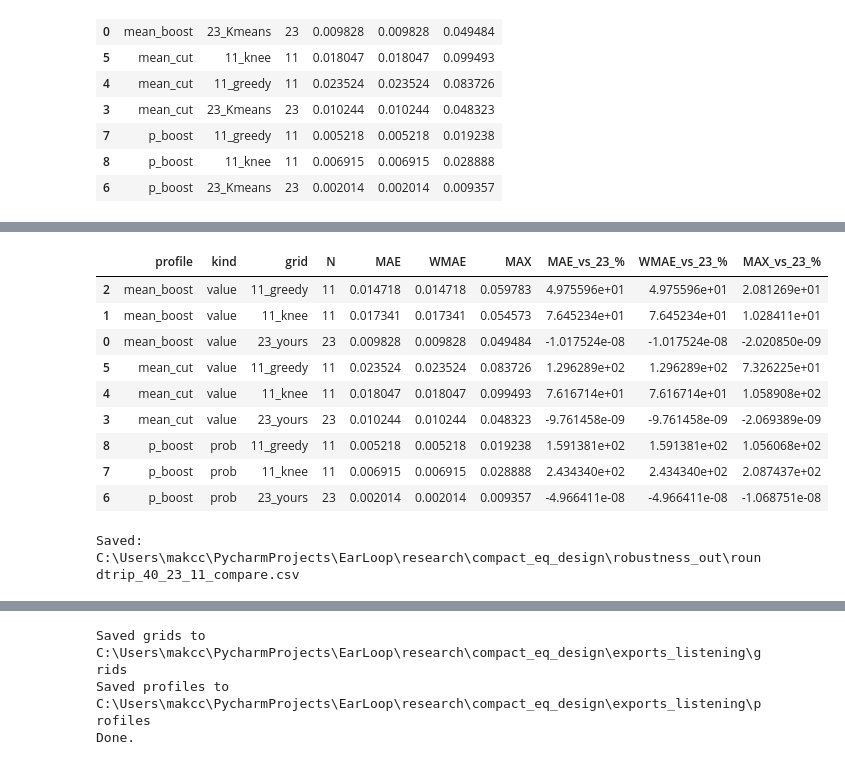
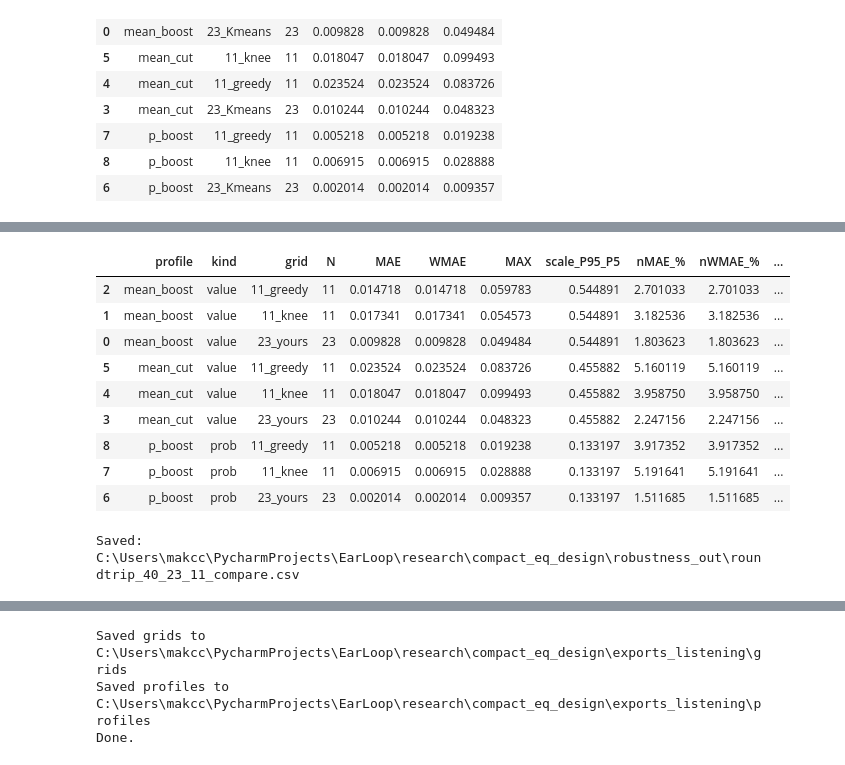
Before and after one commit to Parcart/EarLoop, a Jupyter notebook: research/compact_eq_design/compact_eq_design.ipynb, the cells around one changed output, grey strips where cells are left out. Saved outputs shown, nothing was run; the diff lists cells and outputs as text; code cells hidden in the pictures.

```diff
--- a/research/compact_eq_design/compact_eq_design.ipynb
+++ b/research/compact_eq_design/compact_eq_design.ipynb
@@ -1429,6 +1468,12 @@ rows = []
 for prof, kind in profiles:
     y40 = social_stats[prof].to_numpy(float)
 
+    # --- масштаб профиля для нормировки (робастный) ---
+    p5, p95 = np.percentile(y40, [5, 95])
+    scale = float(p95 - p5)
+    if scale < 1e-9:
+        scale = float(np.max(y40) - np.min(y40) + 1e-12)
+
     # baseline 23
     yhat23 = roundtrip_40_K_40(y40, f23, kind=kind)
     mae23 = MAE(y40, yhat23)
@@ -1450,6 +1495,13 @@ for prof, kind in profiles:
             "MAE": mae,
             "WMAE": wmae,
             "MAX": mx,
+
+            # нормированные (в % от робастного размаха профиля)
+            "scale_P95_P5": scale,
+            "nMAE_%": 100.0 * mae / scale,
+            "nWMAE_%": 100.0 * wmae / scale,
+            "nMAX_%": 100.0 * mx / scale,
+
             # потери относительно 23 (в процентах)
             "MAE_vs_23_%": 100.0 * (mae / (mae23 + 1e-12) - 1.0),
             "WMAE_vs_23_%": 100.0 * (wmae / (wmae23 + 1e-12) - 1.0),
@@ -1461,41 +1513,48 @@ for prof, kind in profiles:
         delta_C = np.asarray(delta_C_transfer, float).ravel()
         assert len(delta_C) == 23, f"delta_C_transfer must be len 23, got {len(delta_C)}"
         yhat_cal = apply_delta_C_on_23(y40, delta_C, kind=kind)
         mae = MAE(y40, yhat_cal)
         wmae = WMAE(y40, yhat_cal, w40)
         mx = float(np.max(np.abs(y40 - yhat_cal)))
+
         rows.append({
             "profile": prof,
             "kind": kind,
             "grid": "23_yours+delta_transfer",
             "N": 23,
             "MAE": mae,
             "WMAE": wmae,
             "MAX": mx,
+
+            "scale_P95_P5": scale,
+            "nMAE_%": 100.0 * mae / scale,
+            "nWMAE_%": 100.0 * wmae / scale,
+            "nMAX_%": 100.0 * mx / scale,
+
             "MAE_vs_23_%": 100.0 * (mae / (mae23 + 1e-12) - 1.0),
             "WMAE_vs_23_%": 100.0 * (wmae / (wmae23 + 1e-12) - 1.0),
             "MAX_vs_23_%": 100.0 * (mx / (max23 + 1e-12) - 1.0),
         })
 
 df = pd.DataFrame(rows).sort_values(["profile", "N", "grid"])
 display(df)
 
 # -----------------------------
 # 5) Сохраняем
 # -----------------------------
 OUT = Path("robustness_out")
 OUT.mkdir(exist_ok=True)
 df.to_csv(OUT / "roundtrip_40_23_11_compare.csv", index=False)
 print("Saved:", (OUT / "roundtrip_40_23_11_compare.csv").resolve())
 # %% [output]
-|  | profile | kind | grid | N | MAE | WMAE | MAX | MAE_vs_23_% | WMAE_vs_23_% | MAX_vs_23_% |
-| 2 | mean_boost | value | 11_greedy | 11 | 0.014718 | 0.014718 | 0.059783 | 4.975596e+01 | 4.975596e+01 | 2.081269e+01 |
-| 1 | mean_boost | value | 11_knee | 11 | 0.017341 | 0.017341 | 0.054573 | 7.645234e+01 | 7.645234e+01 | 1.028411e+01 |
-| 0 | mean_boost | value | 23_yours | 23 | 0.009828 | 0.009828 | 0.049484 | -1.017524e-08 | -1.017524e-08 | -2.020850e-09 |
-| 5 | mean_cut | value | 11_greedy | 11 | 0.023524 | 0.023524 | 0.083726 | 1.296289e+02 | 1.296289e+02 | 7.326225e+01 |
-| 4 | mean_cut | value | 11_knee | 11 | 0.018047 | 0.018047 | 0.099493 | 7.616714e+01 | 7.616714e+01 | 1.058908e+02 |
-| 3 | mean_cut | value | 23_yours | 23 | 0.010244 | 0.010244 | 0.048323 | -9.761458e-09 | -9.761458e-09 | -2.069389e-09 |
-| 8 | p_boost | prob | 11_greedy | 11 | 0.005218 | 0.005218 | 0.019238 | 1.591381e+02 | 1.591381e+02 | 1.056068e+02 |
-| 7 | p_boost | prob | 11_knee | 11 | 0.006915 | 0.006915 | 0.028888 | 2.434340e+02 | 2.434340e+02 | 2.087437e+02 |
-| 6 | p_boost | prob | 23_yours | 23 | 0.002014 | 0.002014 | 0.009357 | -4.966411e-08 | -4.966411e-08 | -1.068751e-08 |
+|  | profile | kind | grid | N | MAE | WMAE | MAX | scale_P95_P5 | nMAE_% | nWMAE_% | ... |
+| 2 | mean_boost | value | 11_greedy | 11 | 0.014718 | 0.014718 | 0.059783 | 0.544891 | 2.701033 | 2.701033 | ... |
+| 1 | mean_boost | value | 11_knee | 11 | 0.017341 | 0.017341 | 0.054573 | 0.544891 | 3.182536 | 3.182536 | ... |
+| 0 | mean_boost | value | 23_yours | 23 | 0.009828 | 0.009828 | 0.049484 | 0.544891 | 1.803623 | 1.803623 | ... |
+| 5 | mean_cut | value | 11_greedy | 11 | 0.023524 | 0.023524 | 0.083726 | 0.455882 | 5.160119 | 5.160119 | ... |
+| 4 | mean_cut | value | 11_knee | 11 | 0.018047 | 0.018047 | 0.099493 | 0.455882 | 3.958750 | 3.958750 | ... |
+| 3 | mean_cut | value | 23_yours | 23 | 0.010244 | 0.010244 | 0.048323 | 0.455882 | 2.247156 | 2.247156 | ... |
+| 8 | p_boost | prob | 11_greedy | 11 | 0.005218 | 0.005218 | 0.019238 | 0.133197 | 3.917352 | 3.917352 | ... |
+| 7 | p_boost | prob | 11_knee | 11 | 0.006915 | 0.006915 | 0.028888 | 0.133197 | 5.191641 | 5.191641 | ... |
+| 6 | p_boost | prob | 23_yours | 23 | 0.002014 | 0.002014 | 0.009357 | 0.133197 | 1.511685 | 1.511685 | ... |
 Saved: C:\Users\makcc\PycharmProjects\EarLoop\research\compact_eq_design\robustness_out\roundtrip_40_23_11_compare.csv
```
Also changed, not shown: parts of 9 cells of this notebook, 18 other files.
